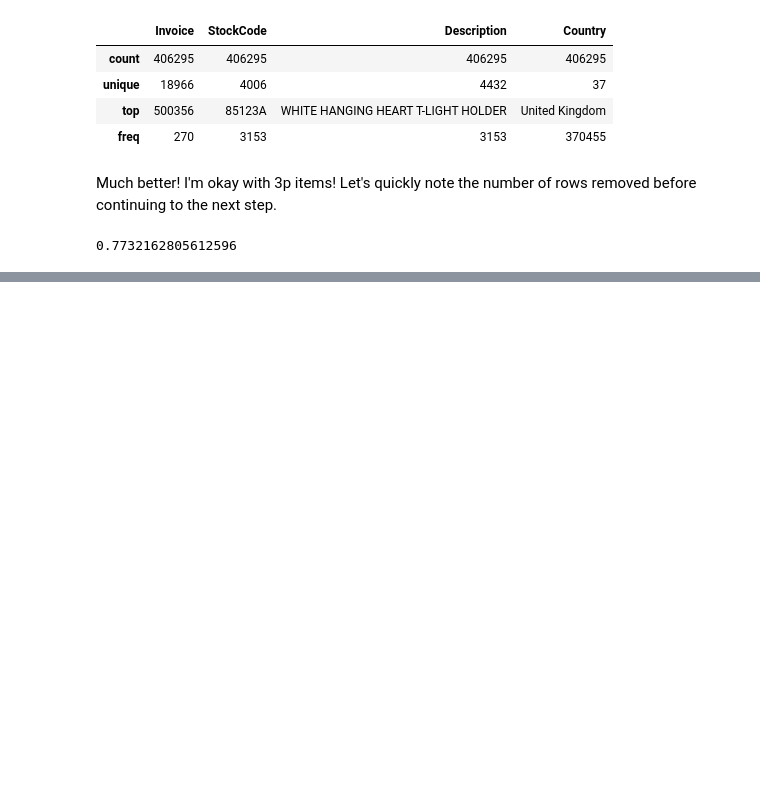
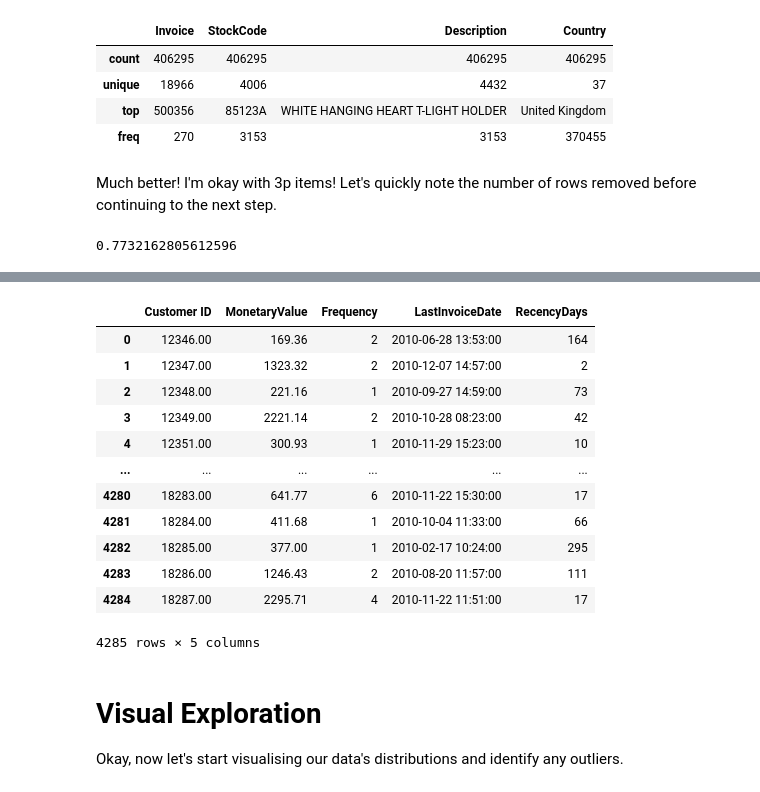
Before and after one commit to Achronus/data-exploration, a Jupyter notebook: retail-customer-analysis/analysis.ipynb, the cells around one changed output, grey strips where cells are left out. Saved outputs shown, nothing was run; the diff lists cells and outputs as text; code cells hidden in the pictures; blank space fills up the shorter version.

```diff
--- a/retail-customer-analysis/analysis.ipynb
+++ b/retail-customer-analysis/analysis.ipynb
@@ -521,0 +554,8 @@ We removed about `23%` of our original data. Cool! Let's move onto feature engin
+# %%
+aggregated_df = cleaned_df.groupby(by="Customer ID", as_index=False) \
+                .agg(
+                    MonetaryValue=("SalesTotal", "sum"),
+                    Frequency=("Invoice", "nunique"),
+                    LastInvoiceDate=("InvoiceDate", "max")
+                )
+aggregated_df
@@ -521,0 +580,23 @@ We removed about `23%` of our original data. Cool! Let's move onto feature engin
+# %%
+max_invoice_date = aggregated_df["LastInvoiceDate"].max()
+
+aggregated_df["RecencyDays"] = (max_invoice_date - aggregated_df['LastInvoiceDate']).dt.days
+aggregated_df
+# %% [output]
+|  | Customer ID | MonetaryValue | Frequency | LastInvoiceDate | RecencyDays |
+| 0 | 12346.00 | 169.36 | 2 | 2010-06-28 13:53:00 | 164 |
+| 1 | 12347.00 | 1323.32 | 2 | 2010-12-07 14:57:00 | 2 |
+| 2 | 12348.00 | 221.16 | 1 | 2010-09-27 14:59:00 | 73 |
+| 3 | 12349.00 | 2221.14 | 2 | 2010-10-28 08:23:00 | 42 |
+| 4 | 12351.00 | 300.93 | 1 | 2010-11-29 15:23:00 | 10 |
+| ... | ... | ... | ... | ... | ... |
+| 4280 | 18283.00 | 641.77 | 6 | 2010-11-22 15:30:00 | 17 |
+| 4281 | 18284.00 | 411.68 | 1 | 2010-10-04 11:33:00 | 66 |
+| 4282 | 18285.00 | 377.00 | 1 | 2010-02-17 10:24:00 | 295 |
+| 4283 | 18286.00 | 1246.43 | 2 | 2010-08-20 11:57:00 | 111 |
+| 4284 | 18287.00 | 2295.71 | 4 | 2010-11-22 11:51:00 | 17 |
+4285 rows × 5 columns
+# %% [markdown]
+# Visual Exploration
+
+Okay, now let's start visualising our data's distributions and identify any outliers.
```
Also changed, not shown: parts of 7 cells of this notebook.
